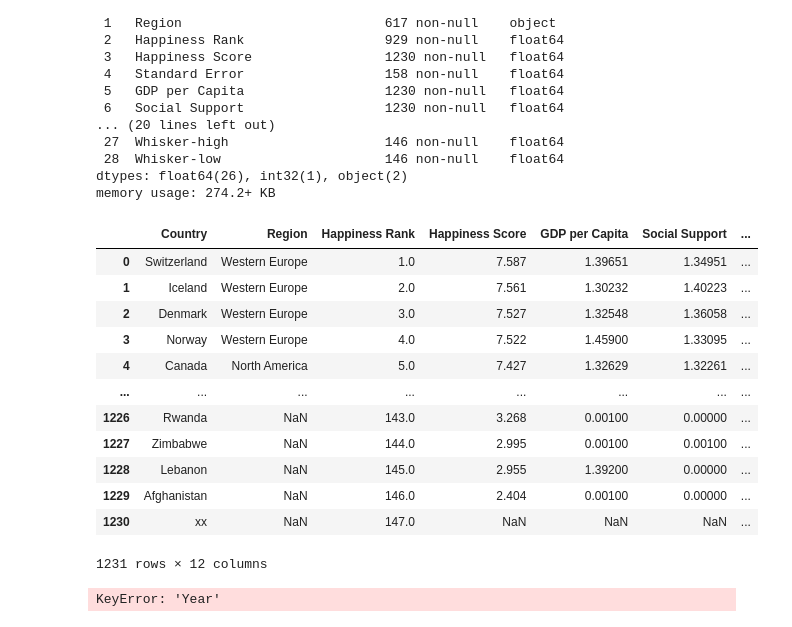
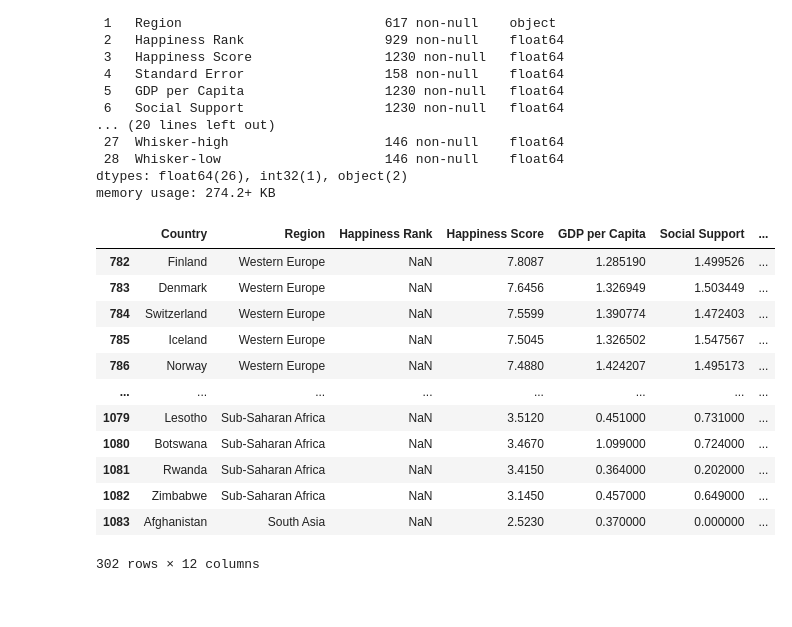
Before and after one commit to ags-de/Happiness-Report, a Jupyter notebook: Data Cleaning.ipynb, the cells around one changed output. Saved outputs shown, nothing was run; the diff lists cells and outputs as text; code cells hidden in the pictures.

```diff
--- a/Data Cleaning.ipynb
+++ b/Data Cleaning.ipynb
@@ -231,24 +231,20 @@ memory usage: 274.2+ KB
 # %%
 df = main_df.loc[:,:'Year']
 df = df.drop(columns='Standard Error')
+df = df.drop(axis=0, index=1230)
 df['Country'] = df['Country'].str.replace('*','')
-df[df.Year.isin(['2020','2021'])]
-df
+df.loc[df.Year.isin([2020,2021])]
 # %% [output]
 |  | Country | Region | Happiness Rank | Happiness Score | GDP per Capita | Social Support | ... |
-| 0 | Switzerland | Western Europe | 1.0 | 7.587 | 1.39651 | 1.34951 | ... |
-| 1 | Iceland | Western Europe | 2.0 | 7.561 | 1.30232 | 1.40223 | ... |
-| 2 | Denmark | Western Europe | 3.0 | 7.527 | 1.32548 | 1.36058 | ... |
-| 3 | Norway | Western Europe | 4.0 | 7.522 | 1.45900 | 1.33095 | ... |
-| 4 | Canada | North America | 5.0 | 7.427 | 1.32629 | 1.32261 | ... |
+| 782 | Finland | Western Europe | NaN | 7.8087 | 1.285190 | 1.499526 | ... |
+| 783 | Denmark | Western Europe | NaN | 7.6456 | 1.326949 | 1.503449 | ... |
+| 784 | Switzerland | Western Europe | NaN | 7.5599 | 1.390774 | 1.472403 | ... |
+| 785 | Iceland | Western Europe | NaN | 7.5045 | 1.326502 | 1.547567 | ... |
+| 786 | Norway | Western Europe | NaN | 7.4880 | 1.424207 | 1.495173 | ... |
 | ... | ... | ... | ... | ... | ... | ... | ... |
-| 1226 | Rwanda | NaN | 143.0 | 3.268 | 0.00100 | 0.00000 | ... |
-| 1227 | Zimbabwe | NaN | 144.0 | 2.995 | 0.00100 | 0.00100 | ... |
-| 1228 | Lebanon | NaN | 145.0 | 2.955 | 1.39200 | 0.00000 | ... |
-| 1229 | Afghanistan | NaN | 146.0 | 2.404 | 0.00100 | 0.00000 | ... |
-| 1230 | xx | NaN | 147.0 | NaN | NaN | NaN | ... |
+| 1079 | Lesotho | Sub-Saharan Africa | NaN | 3.5120 | 0.451000 | 0.731000 | ... |
+| 1080 | Botswana | Sub-Saharan Africa | NaN | 3.4670 | 1.099000 | 0.724000 | ... |
+| 1081 | Rwanda | Sub-Saharan Africa | NaN | 3.4150 | 0.364000 | 0.202000 | ... |
+| 1082 | Zimbabwe | Sub-Saharan Africa | NaN | 3.1450 | 0.457000 | 0.649000 | ... |
+| 1083 | Afghanistan | South Asia | NaN | 2.5230 | 0.370000 | 0.000000 | ... |
-1231 rows × 12 columns
+302 rows × 12 columns
-# %%
-df['new_rank'] = df.groupby('Year').rank('dense',ascending=False)
-# %% [output]
-KeyError: 'Year'
```
Also changed, not shown: parts of 7 cells of this notebook, 2 other files.
